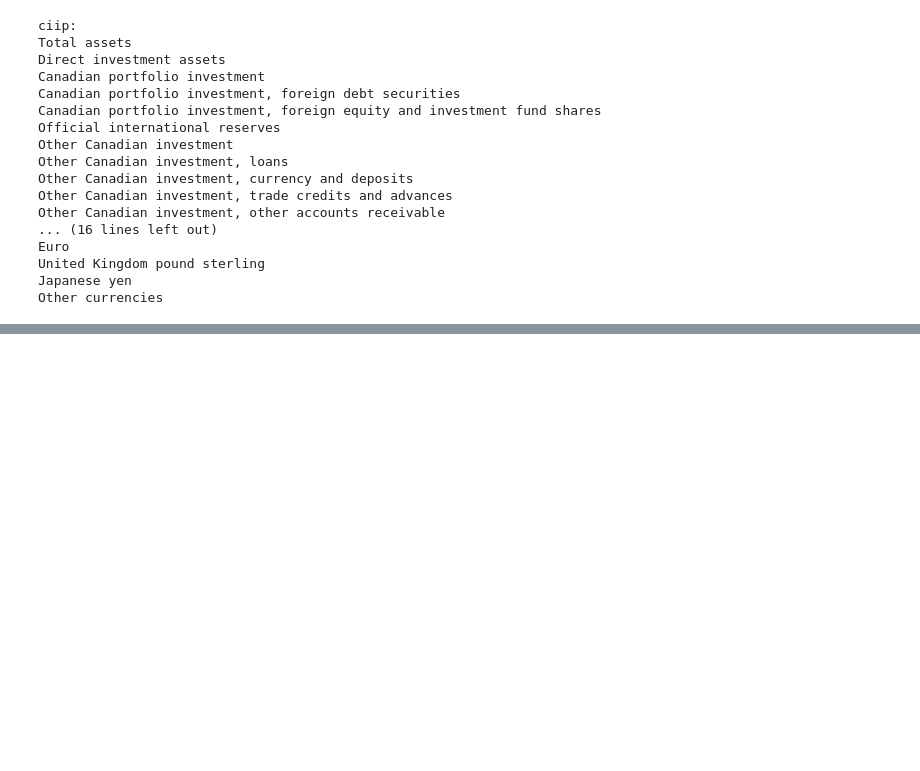
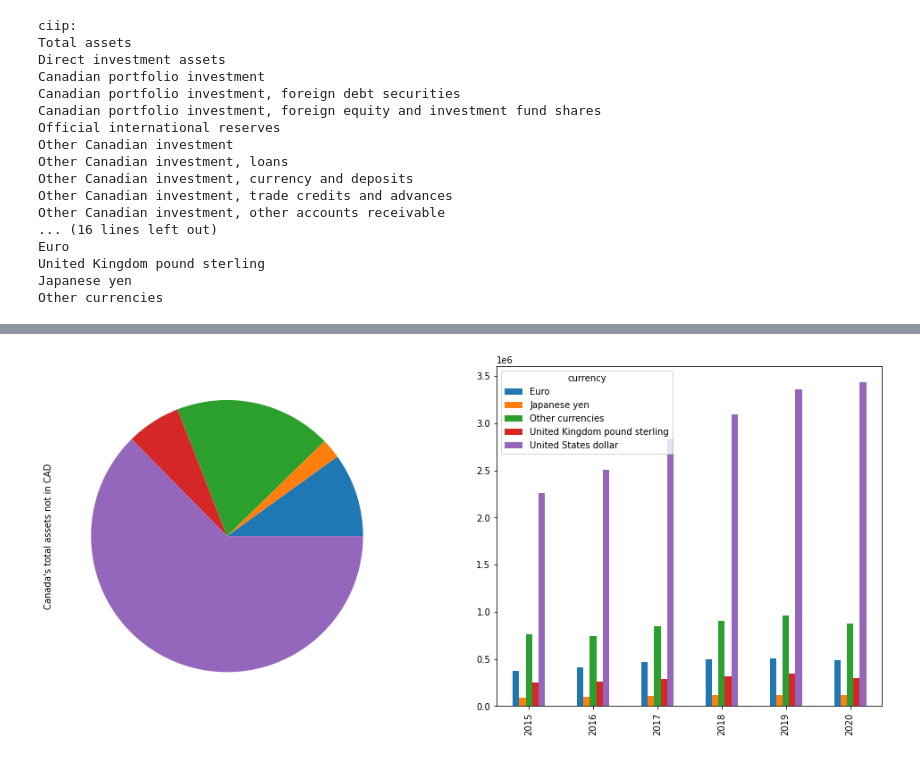
Before and after one commit to pimsmath/Ovintiv, a Jupyter notebook: Mobook_CIIP_2.ipynb, the cells around one changed output, grey strips where cells are left out. Drawn from its saved outputs; the diff is of its cells as text; code cells hidden in the pictures; blank space fills up the shorter version.

```diff
--- a/Mobook_CIIP_2.ipynb
+++ b/Mobook_CIIP_2.ipynb
@@ -168,0 +189,12 @@ noncan_ciip_df.iloc[:]["value"]["Total assets"].plot.pie(legend= False, labels=N
+# %%
+fig, axes = plt.subplots(nrows=1, ncols=2)
+fig.set_size_inches(17, 7)
+
+noncan_total_asset_df.plot.pie(legend= False, labels=None, ax=axes[0],
+ylabel="Canada's total assets not in CAD");
+df.loc[(noncan_plt_loc) & (df.ciip == "Total assets")].groupby(
+by=[df.loc[(noncan_plt_loc) & (df.ciip == "Total assets")]
+.index.year, "currency"]).mean().value.unstack("currency").plot.bar(ax=axes[1], ylabel=" ",
+xlabel=" ", legend=True);
+# %% [output]
+[figure, added]
```
Also changed, not shown: parts of 11 cells of this notebook.
